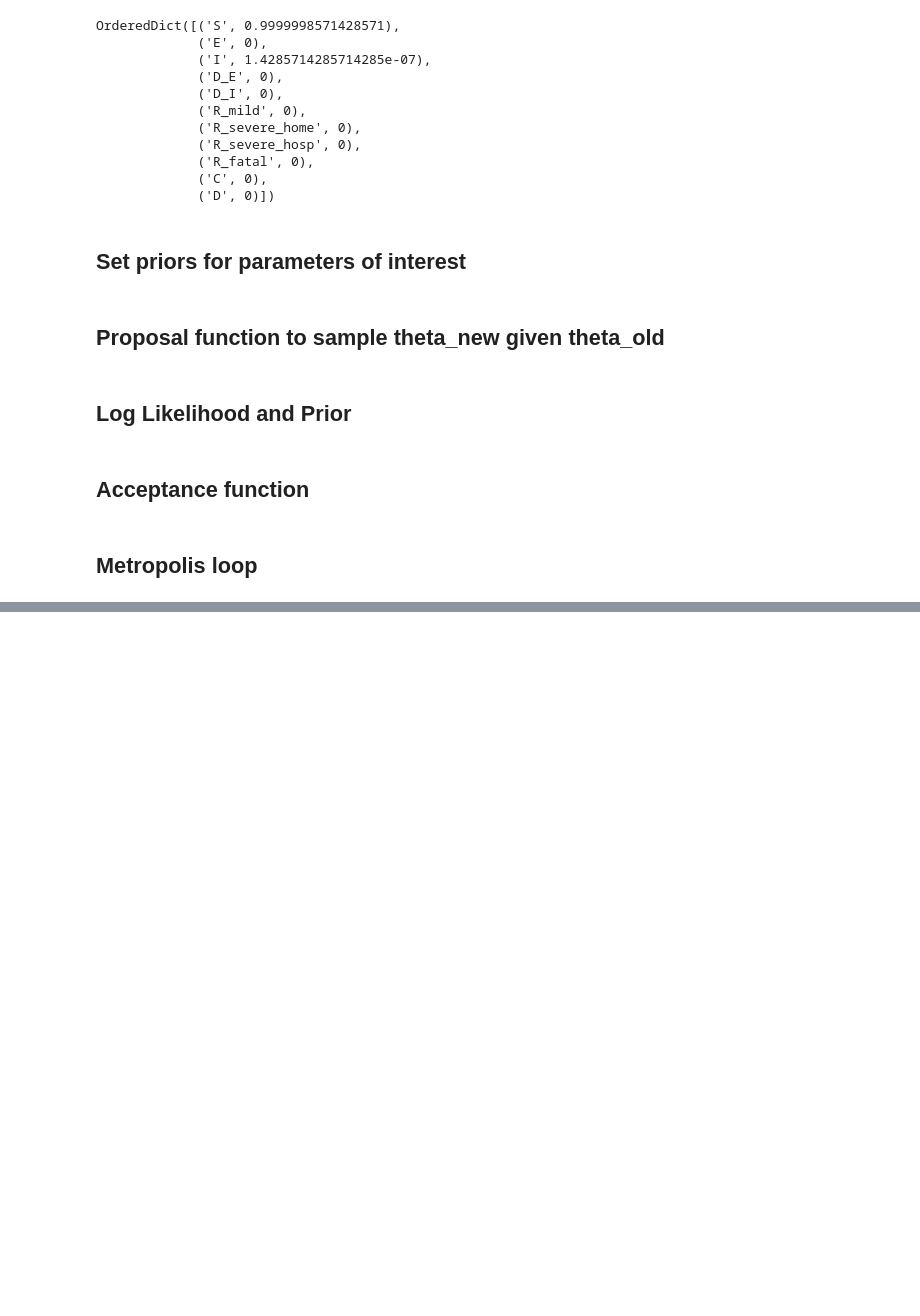
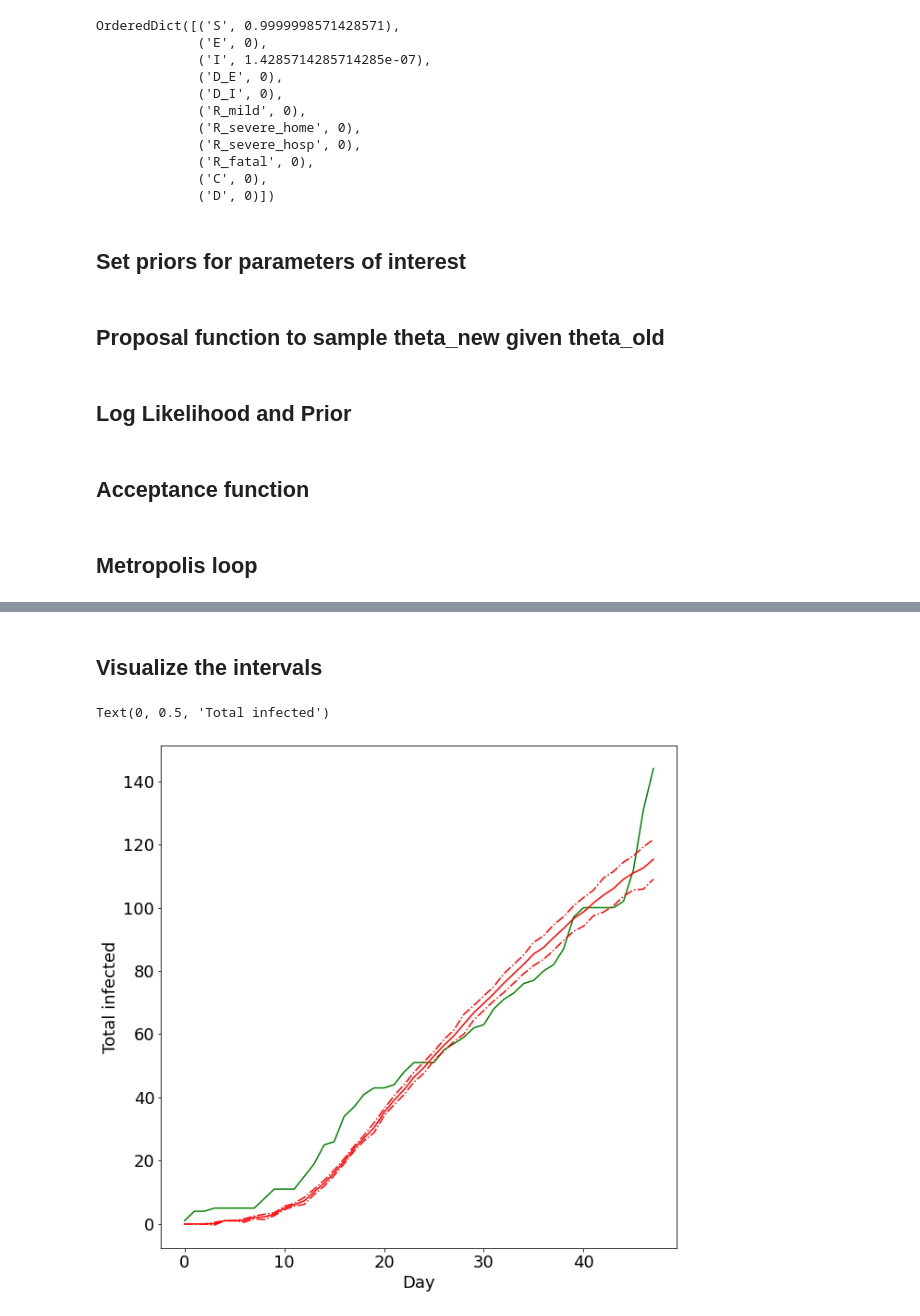
Before and after one commit to WadhwaniAI/covid-modelling, a Jupyter notebook: notebooks/seir/[TRY] metropolis.ipynb, the cells around one changed output, grey strips where cells are left out. Cells and saved outputs as stored; diff of their text form; code cells hidden in the pictures; blank space fills up the shorter version.

```diff
--- a/notebooks/seir/[TRY] metropolis.ipynb
+++ b/notebooks/seir/[TRY] metropolis.ipynb
@@ -268,0 +268,11 @@ Text(0.5, 1.0, 'Rejected Parameter samples obtained from MCMC')
+# %%
+pred_dfs = list()
+optimiser = Optimiser()
+default_params = optimiser.init_default_params(df_train)
+# %%
+burn_in = 500
+n_samples = 1000
+acc = acc[burn_in:]
+sample_indices = np.random.uniform(0, len(acc), n_samples)
+for i in tqdm(sample_indices):
+    pred_dfs.append(optimiser.solve(acc[int(i)], default_params, df_train))
@@ -268,0 +282,5 @@ Text(0.5, 1.0, 'Rejected Parameter samples obtained from MCMC')
+# %%
+result = pred_dfs[0].copy()
+for col in result.columns:
+    result["{}_low".format(col)] = ''
+    result["{}_high".format(col)] = ''
@@ -268,0 +302,13 @@ Text(0.5, 1.0, 'Rejected Parameter samples obtained from MCMC')
+# %% [markdown]
+## Visualize the intervals
+# %%
+plt.figure(figsize=(10, 10))
+plt.plot(df_train['total_infected'], c='g', label='Actual')
+plt.plot(result['total_infected'].tolist(), c='r', label='Estimated')
+plt.plot(result['total_infected_low'].tolist(), c='r', linestyle='dashdot')
+plt.plot(result['total_infected_high'].tolist(), c='r', linestyle='dashdot')
+plt.xlabel("Day")
+plt.ylabel("Total infected")
+# %% [output]
+Text(0, 0.5, 'Total infected')
+[figure, added]
```
Also changed, not shown: parts of 15 cells of this notebook.
